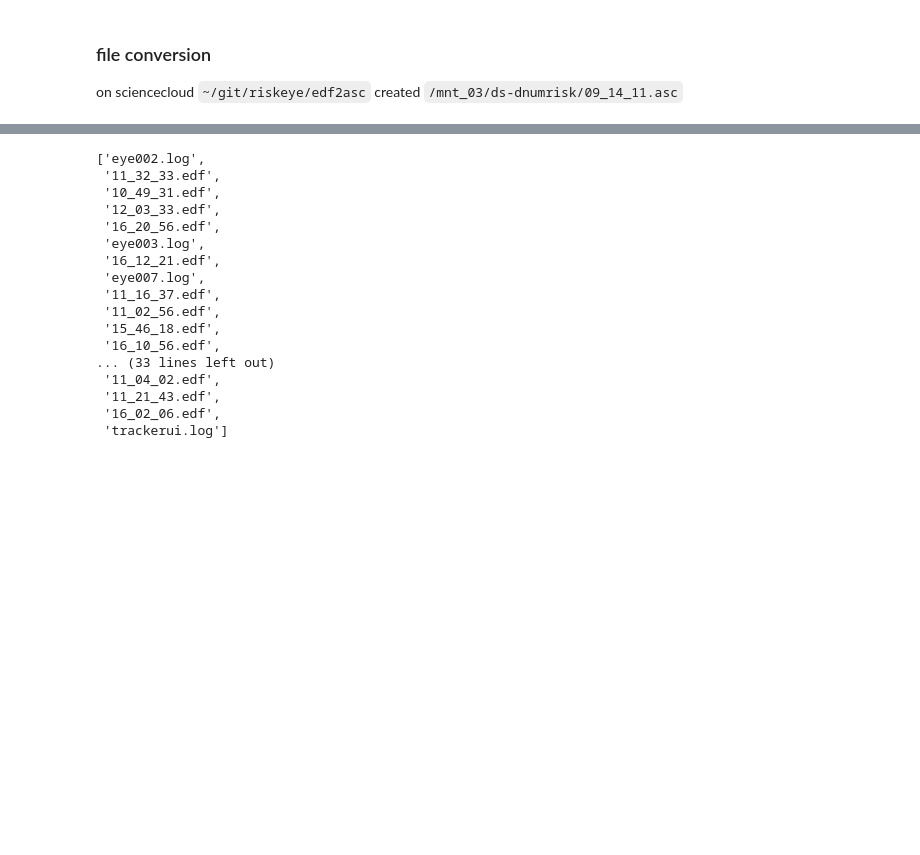
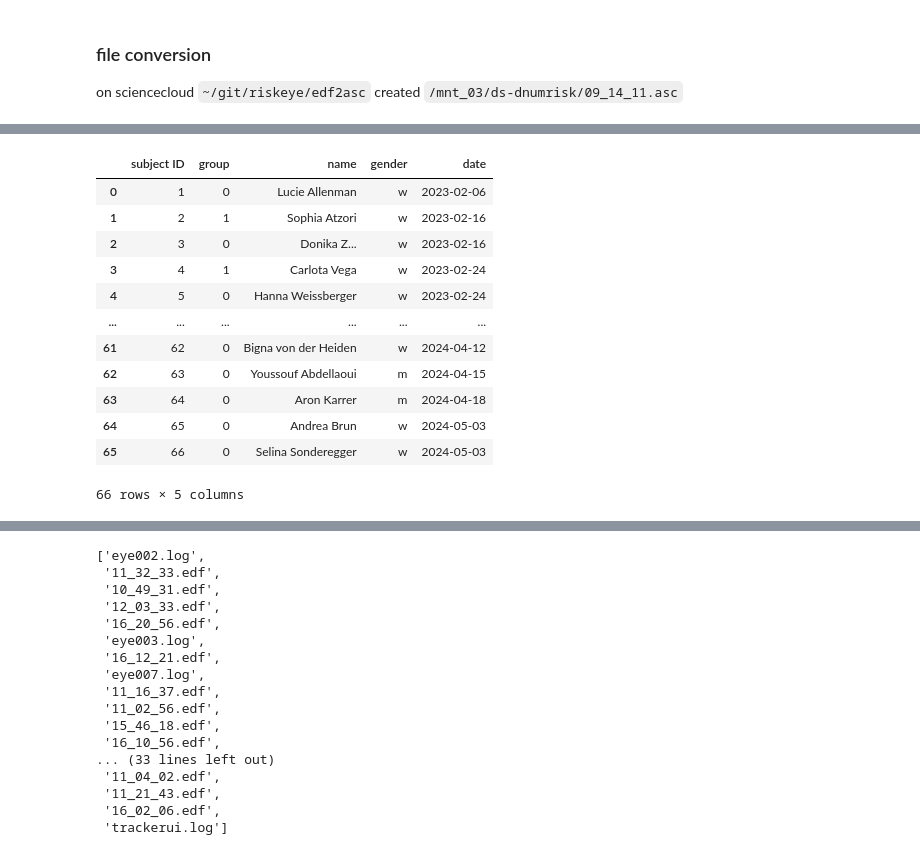
Before and after one commit to mrenke/numrisk, a Jupyter notebook: numrisk/behavior_risk/eyetracking_01.ipynb, the cells around one changed output, grey strips where cells are left out. Drawn from its saved outputs; the diff is of its cells as text; code cells hidden in the pictures; blank space fills up the shorter version.

```diff
--- a/numrisk/behavior_risk/eyetracking_01.ipynb
+++ b/numrisk/behavior_risk/eyetracking_01.ipynb
@@ -41,7 +49,21 @@ fns = os.listdir(pati_eye)
 # %%
 scan_table = op.join(bids_folder, 'add_tables/subjects_recruit&scan_scanned_final.csv')
 df = pd.read_csv(scan_table, header=1, usecols=[0,1,2,3,4],nrows=66)#.dropna() #,#sheet_name='scanned', header=1)
 df['date'] = pd.to_datetime(df['date'],dayfirst=True)
 df['subject ID'] = df['subject ID'].astype(int)
-#df.set_index('subject ID', inplace=True)
-#df
+#df.set_index('subject ID', inplace=True)|
+df
+# %% [output]
+|  | subject ID | group | name | gender | date |
+| 0 | 1 | 0 | Lucie Allenman | w | 2023-02-06 |
+| 1 | 2 | 1 | Sophia Atzori | w | 2023-02-16 |
+| 2 | 3 | 0 | Donika Z... | w | 2023-02-16 |
+| 3 | 4 | 1 | Carlota Vega | w | 2023-02-24 |
+| 4 | 5 | 0 | Hanna Weissberger | w | 2023-02-24 |
+| ... | ... | ... | ... | ... | ... |
+| 61 | 62 | 0 | Bigna von der Heiden | w | 2024-04-12 |
+| 62 | 63 | 0 | Youssouf Abdellaoui | m | 2024-04-15 |
+| 63 | 64 | 0 | Aron Karrer | m | 2024-04-18 |
+| 64 | 65 | 0 | Andrea Brun | w | 2024-05-03 |
+| 65 | 66 | 0 | Selina Sonderegger | w | 2024-05-03 |
+66 rows × 5 columns
```
Also changed, not shown: parts of 16 cells of this notebook.
